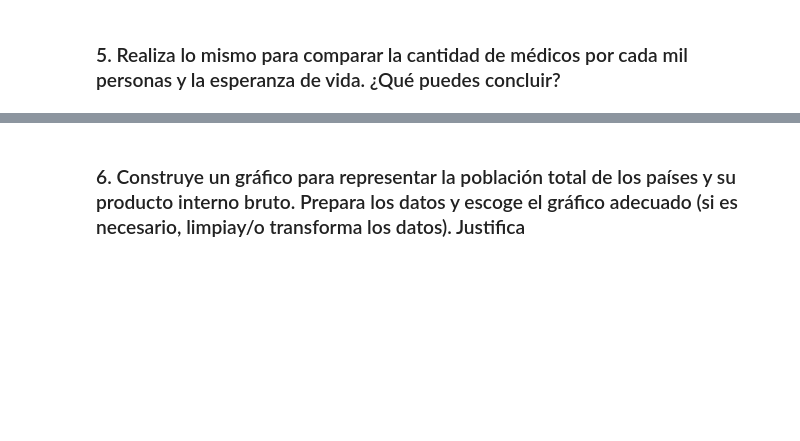
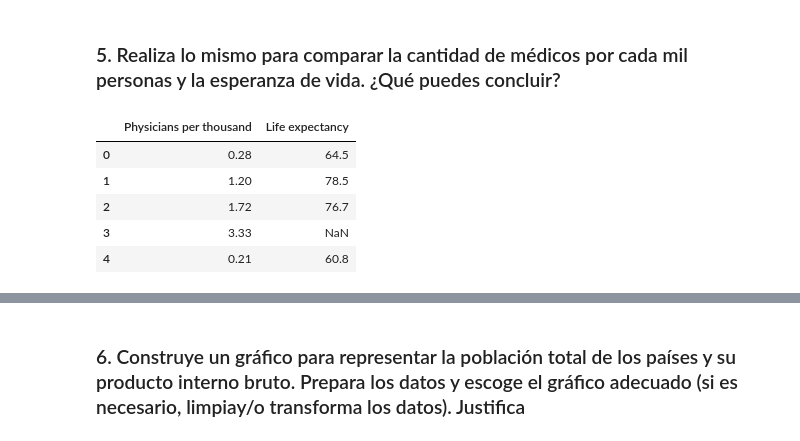
Before and after one commit to drojaslopez/DataScience, a Jupyter notebook: 3 Análisis estadístico con Python (G122)/Desafio/3/Desafio_Preparación_datos_gráficos.ipynb, the cells around one changed output, grey strips where cells are left out. Drawn from its saved outputs; the diff is of its cells as text; code cells hidden in the pictures; blank space fills up the shorter version.

```diff
--- a/3 Análisis estadístico con Python (G122)/Desafio/3/Desafio_Preparación_datos_gráficos.ipynb
+++ b/3 Análisis estadístico con Python (G122)/Desafio/3/Desafio_Preparación_datos_gráficos.ipynb
@@ -441,3 +415,17 @@ Cambio en correlación: +0.0004
 Despues de realizar la limpieza de datos, se puede observar que mejoro la correlación entre las variables. de 0.981 a 0.9815
 # %% [markdown]
 ### 5. Realiza lo mismo para comparar la cantidad de médicos por cada mil personas y la esperanza de vida. ¿Qué puedes concluir?
+# %%
+#df.head(5)
+df_filtrada.head(5)
+#print(df_filtrada.columns)
+
+df_medico_esperanza = df_filtrada[['Physicians per thousand', 'Life expectancy']].copy()
+df_medico_esperanza.head(5)
+# %% [output]
+|  | Physicians per thousand | Life expectancy |
+| 0 | 0.28 | 64.5 |
+| 1 | 1.20 | 78.5 |
+| 2 | 1.72 | 76.7 |
+| 3 | 3.33 | NaN |
+| 4 | 0.21 | 60.8 |
```
Also changed, not shown: parts of 10 cells of this notebook, 3 other files.
